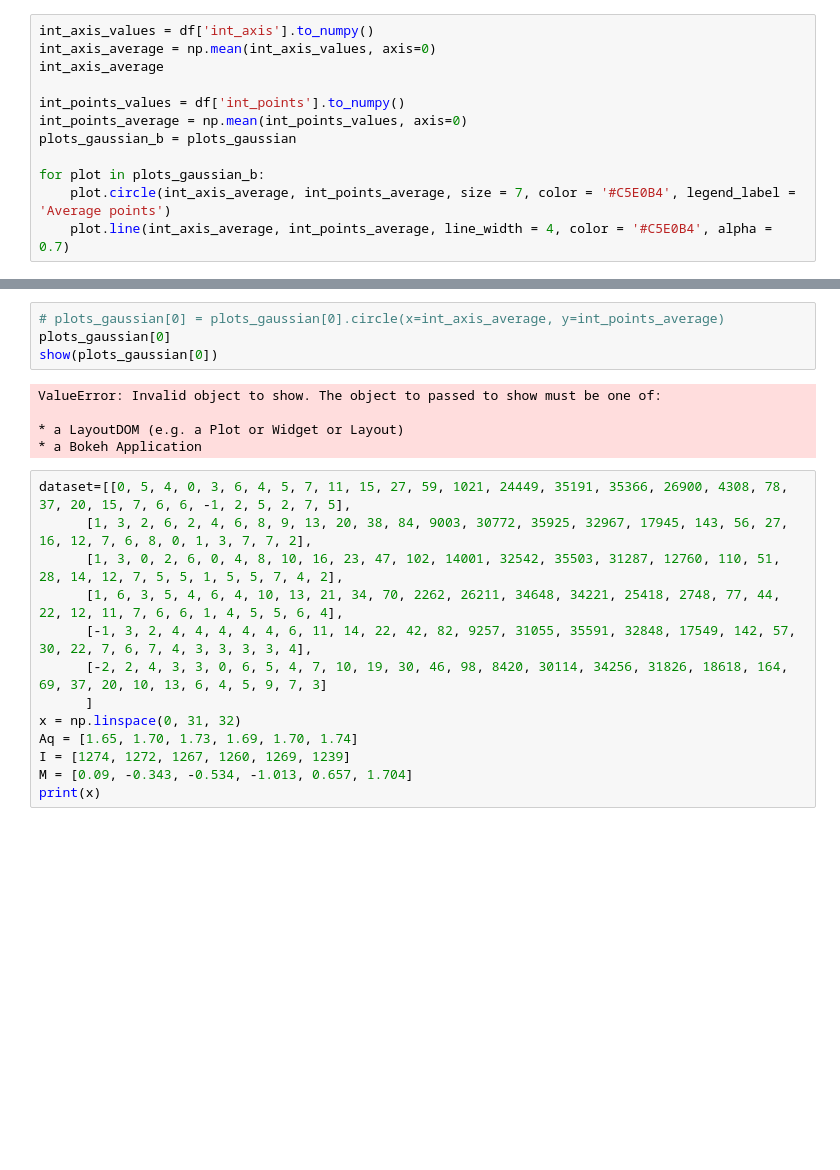
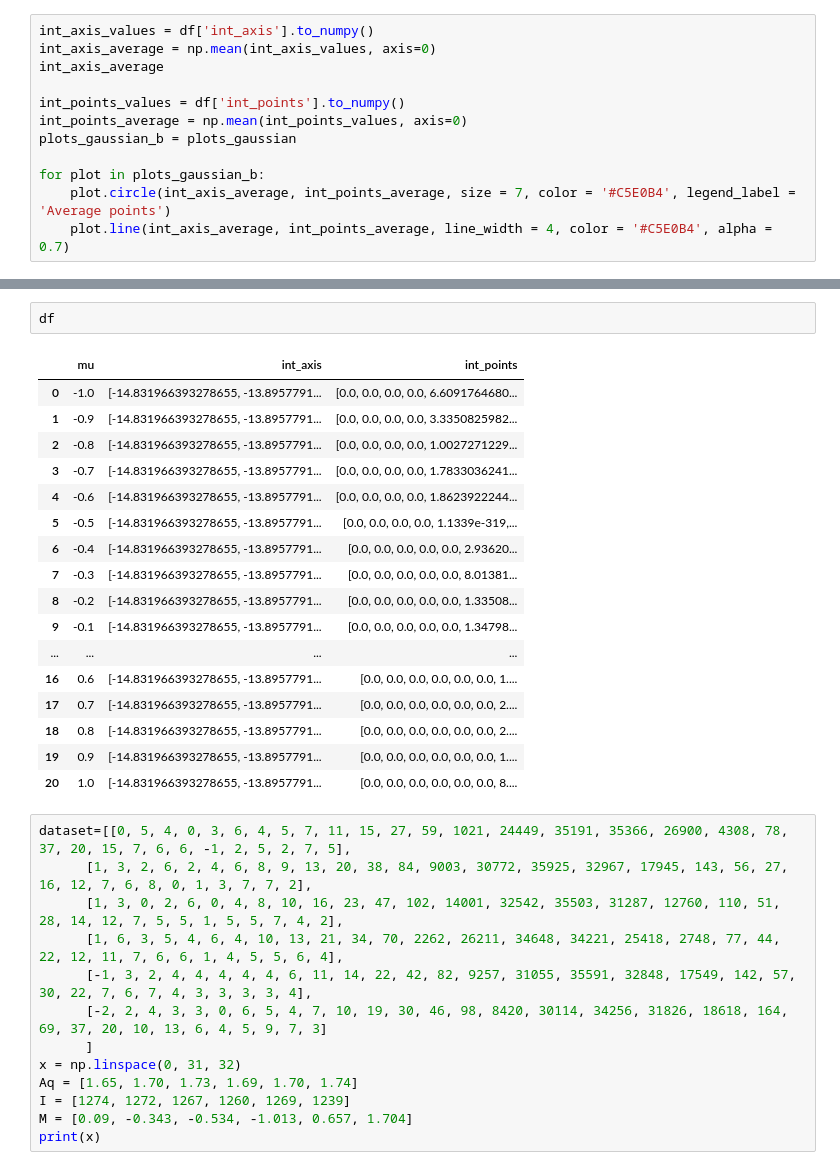
Before and after one commit to charldelaoa/Optosurf, a Jupyter notebook: b_Convolution_Sampling.ipynb, the cells around one changed output, grey strips where cells are left out. Drawn from its saved outputs; the diff is of its cells as text; blank space fills up the shorter version.

```diff
--- a/b_Convolution_Sampling.ipynb
+++ b/b_Convolution_Sampling.ipynb
@@ -226,15 +228,26 @@ show(grid_gaussian_average)
 # %% [output]
 [interactive output not drawn]
 [interactive output not drawn]
-# %%
-# plots_gaussian[0] = plots_gaussian[0].circle(x=int_axis_average, y=int_points_average)
-plots_gaussian[0]
-show(plots_gaussian[0])
-# %% [output]
-ValueError: Invalid object to show. The object to passed to show must be one of:
-
-* a LayoutDOM (e.g. a Plot or Widget or Layout)
-* a Bokeh Application
+# %%
+df
+# %% [output]
+|  | mu | int_axis | int_points |
+| 0 | -1.0 | [-14.831966393278655, -13.8957791... | [0.0, 0.0, 0.0, 0.0, 6.6091764680... |
+| 1 | -0.9 | [-14.831966393278655, -13.8957791... | [0.0, 0.0, 0.0, 0.0, 3.3350825982... |
+| 2 | -0.8 | [-14.831966393278655, -13.8957791... | [0.0, 0.0, 0.0, 0.0, 1.0027271229... |
+| 3 | -0.7 | [-14.831966393278655, -13.8957791... | [0.0, 0.0, 0.0, 0.0, 1.7833036241... |
+| 4 | -0.6 | [-14.831966393278655, -13.8957791... | [0.0, 0.0, 0.0, 0.0, 1.8623922244... |
+| 5 | -0.5 | [-14.831966393278655, -13.8957791... | [0.0, 0.0, 0.0, 0.0, 1.1339e-319,... |
+| 6 | -0.4 | [-14.831966393278655, -13.8957791... | [0.0, 0.0, 0.0, 0.0, 0.0, 2.93620... |
+| 7 | -0.3 | [-14.831966393278655, -13.8957791... | [0.0, 0.0, 0.0, 0.0, 0.0, 8.01381... |
+| 8 | -0.2 | [-14.831966393278655, -13.8957791... | [0.0, 0.0, 0.0, 0.0, 0.0, 1.33508... |
+| 9 | -0.1 | [-14.831966393278655, -13.8957791... | [0.0, 0.0, 0.0, 0.0, 0.0, 1.34798... |
+| ... | ... | ... | ... |
+| 16 | 0.6 | [-14.831966393278655, -13.8957791... | [0.0, 0.0, 0.0, 0.0, 0.0, 0.0, 1.... |
+| 17 | 0.7 | [-14.831966393278655, -13.8957791... | [0.0, 0.0, 0.0, 0.0, 0.0, 0.0, 2.... |
+| 18 | 0.8 | [-14.831966393278655, -13.8957791... | [0.0, 0.0, 0.0, 0.0, 0.0, 0.0, 2.... |
+| 19 | 0.9 | [-14.831966393278655, -13.8957791... | [0.0, 0.0, 0.0, 0.0, 0.0, 0.0, 1.... |
+| 20 | 1.0 | [-14.831966393278655, -13.8957791... | [0.0, 0.0, 0.0, 0.0, 0.0, 0.0, 8.... |
 # %%
 dataset=[[0, 5, 4, 0, 3, 6, 4, 5, 7, 11, 15, 27, 59, 1021, 24449, 35191, 35366, 26900, 4308, 78, 37, 20, 15, 7, 6, 6, -1, 2, 5, 2, 7, 5],
       [1, 3, 2, 6, 2, 4, 6, 8, 9, 13, 20, 38, 84, 9003, 30772, 35925, 32967, 17945, 143, 56, 27, 16, 12, 7, 6, 8, 0, 1, 3, 7, 7, 2],
```
Also changed, not shown: parts of 1 cell of this notebook, 16 other files.
